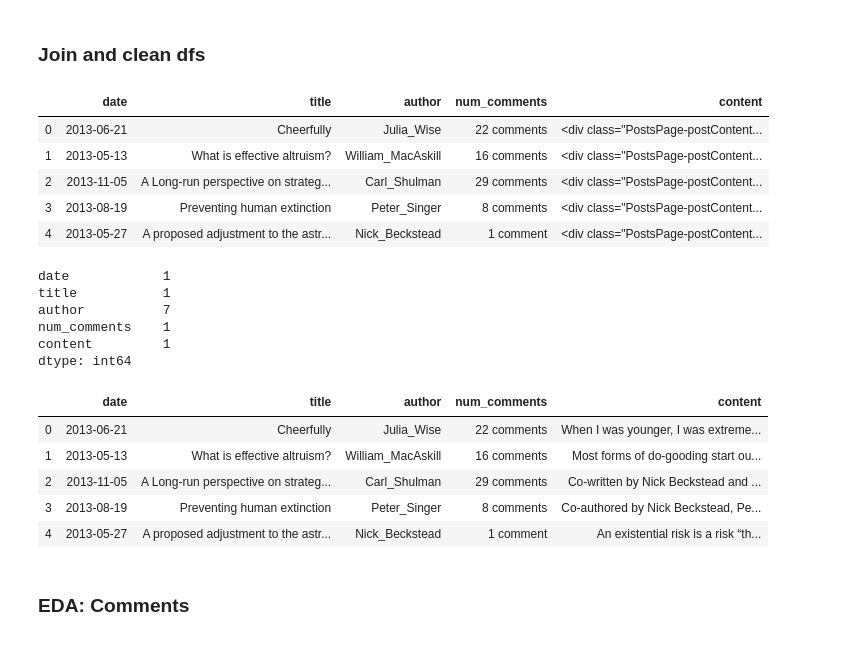
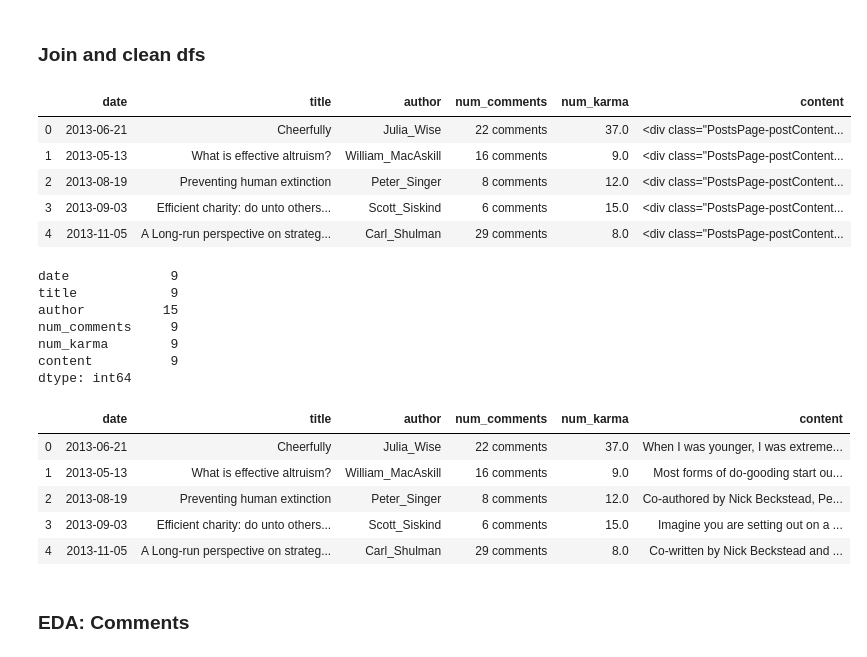
Before and after one commit to anishazaveri/ea_forum, a Jupyter notebook: src/eda/eaforum_eda.ipynb, the cells around one changed output. Saved outputs shown, nothing was run; the diff lists cells and outputs as text; code cells hidden in the pictures.

```diff
--- a/src/eda/eaforum_eda.ipynb
+++ b/src/eda/eaforum_eda.ipynb
@@ -17,25 +18,26 @@ from plotnine import *
 ### Join and clean dfs
 # %%
 # join dfs
-json_names = [str(x)+'_data.json' for x in [2013, 2014, 2015, 2016, 2017, 2018, 2019, 2020]]
-dfs = [pd.read_json('../scrapy/scrapy_eaforum/' + json_name) for json_name in json_names]
+years = [2013, 2014, 2015, 2016, 2017, 2018, 2019, 2020]
+dfs = [pd.read_json(f'../../data/ea_forum/{yr}/{yr}_data.json') for yr in years]
 df = pd.concat(dfs)
 df.head()
 # %% [output]
-|  | date | title | author | num_comments | content |
-| 0 | 2013-06-21 | Cheerfully | Julia_Wise | 22 comments | <div class="PostsPage-postContent... |
-| 1 | 2013-05-13 | What is effective altruism? | William_MacAskill | 16 comments | <div class="PostsPage-postContent... |
-| 2 | 2013-11-05 | A Long-run perspective on strateg... | Carl_Shulman | 29 comments | <div class="PostsPage-postContent... |
-| 3 | 2013-08-19 | Preventing human extinction | Peter_Singer | 8 comments | <div class="PostsPage-postContent... |
-| 4 | 2013-05-27 | A proposed adjustment to the astr... | Nick_Beckstead | 1 comment | <div class="PostsPage-postContent... |
+|  | date | title | author | num_comments | num_karma | content |
+| 0 | 2013-06-21 | Cheerfully | Julia_Wise | 22 comments | 37.0 | <div class="PostsPage-postContent... |
+| 1 | 2013-05-13 | What is effective altruism? | William_MacAskill | 16 comments | 9.0 | <div class="PostsPage-postContent... |
+| 2 | 2013-08-19 | Preventing human extinction | Peter_Singer | 8 comments | 12.0 | <div class="PostsPage-postContent... |
+| 3 | 2013-09-03 | Efficient charity: do unto others... | Scott_Siskind | 6 comments | 15.0 | <div class="PostsPage-postContent... |
+| 4 | 2013-11-05 | A Long-run perspective on strateg... | Carl_Shulman | 29 comments | 8.0 | <div class="PostsPage-postContent... |
 # %%
 df.isna().sum()
 # %% [output]
-date            1
-title           1
-author          7
-num_comments    1
-content         1
+date             9
+title            9
+author          15
+num_comments     9
+num_karma        9
+content          9
 dtype: int64
 # %%
 df = df[~df['content'].isna()]
@@ -61,11 +63,11 @@ df['content'] = df['content'].apply(extract_text)
 # %%
 df.head()
 # %% [output]
-|  | date | title | author | num_comments | content |
-| 0 | 2013-06-21 | Cheerfully | Julia_Wise | 22 comments | When I was younger, I was extreme... |
-| 1 | 2013-05-13 | What is effective altruism? | William_MacAskill | 16 comments | Most forms of do-gooding start ou... |
-| 2 | 2013-11-05 | A Long-run perspective on strateg... | Carl_Shulman | 29 comments | Co-written by Nick Beckstead and ... |
-| 3 | 2013-08-19 | Preventing human extinction | Peter_Singer | 8 comments | Co-authored by Nick Beckstead, Pe... |
-| 4 | 2013-05-27 | A proposed adjustment to the astr... | Nick_Beckstead | 1 comment | An existential risk is a risk “th... |
+|  | date | title | author | num_comments | num_karma | content |
+| 0 | 2013-06-21 | Cheerfully | Julia_Wise | 22 comments | 37.0 | When I was younger, I was extreme... |
+| 1 | 2013-05-13 | What is effective altruism? | William_MacAskill | 16 comments | 9.0 | Most forms of do-gooding start ou... |
+| 2 | 2013-08-19 | Preventing human extinction | Peter_Singer | 8 comments | 12.0 | Co-authored by Nick Beckstead, Pe... |
+| 3 | 2013-09-03 | Efficient charity: do unto others... | Scott_Siskind | 6 comments | 15.0 | Imagine you are setting out on a ... |
+| 4 | 2013-11-05 | A Long-run perspective on strateg... | Carl_Shulman | 29 comments | 8.0 | Co-written by Nick Beckstead and ... |
 # %%
 df['num_comments'] = df['num_comments'].str.replace(' comments', '').str.replace(' comment', '').str.replace('No', '0').astype(int)
```
Also changed, not shown: parts of 28 cells of this notebook, 58 other files.
